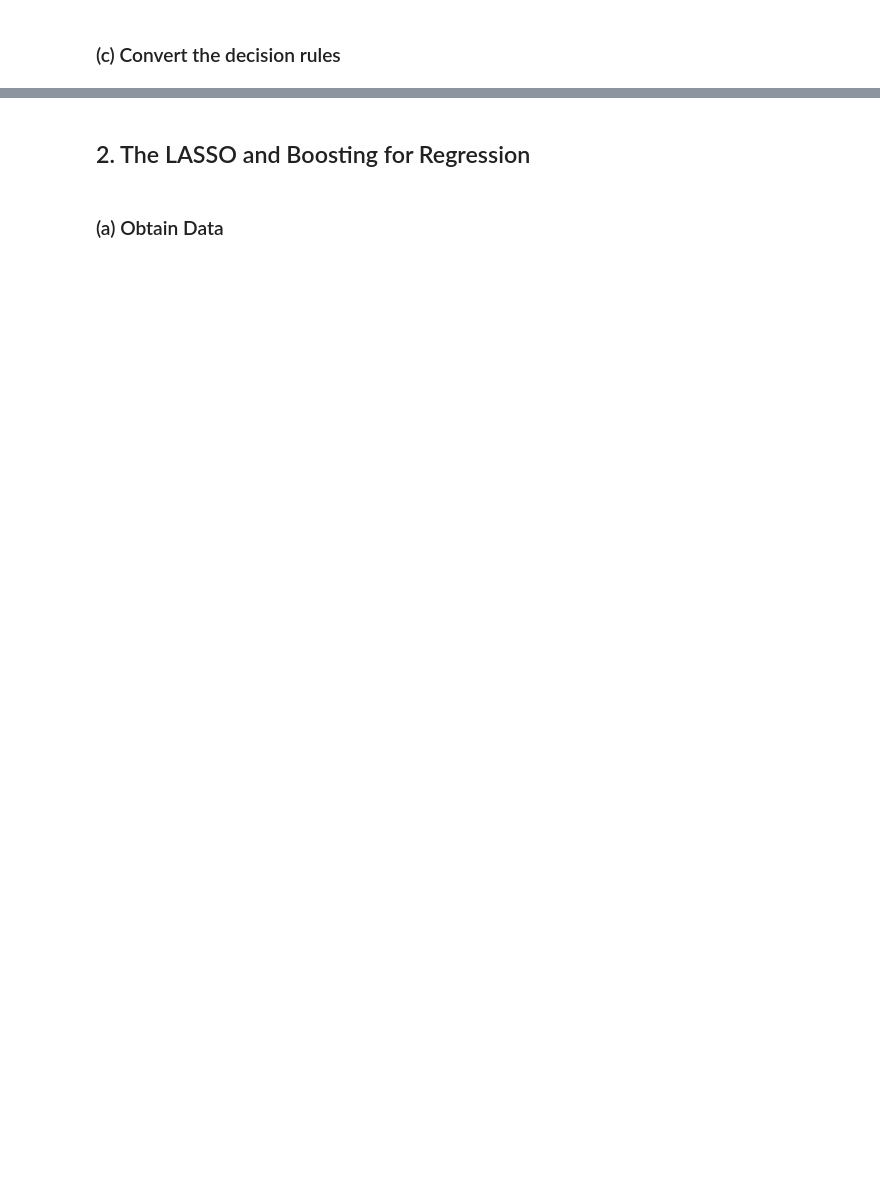
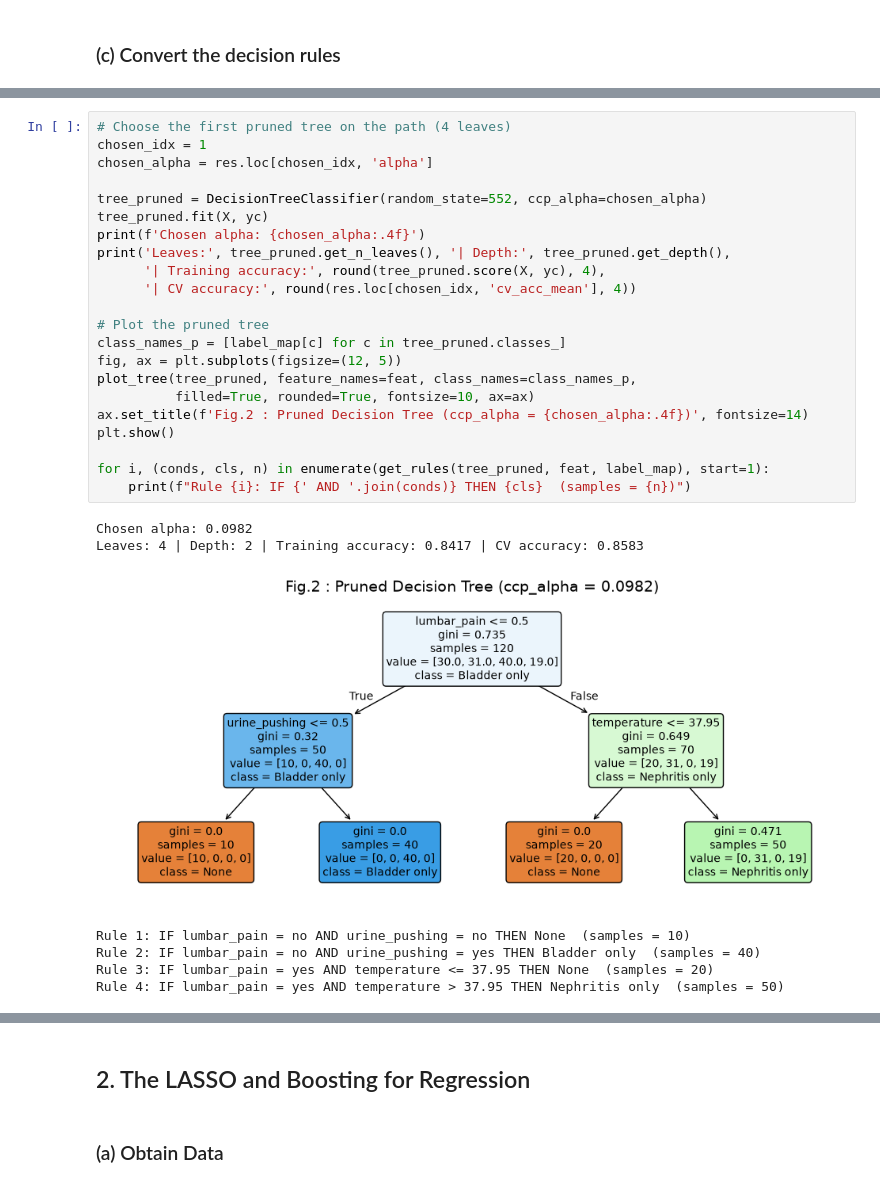
Before and after one commit to xiaomann339/DSCI552-HW5, a Jupyter notebook: notebook/Niu_Xiaoman_HW5.ipynb, the cells around one changed output, grey strips where cells are left out. Saved outputs shown, nothing was run; the diff lists cells and outputs as text; blank space fills up the shorter version.

```diff
--- a/notebook/Niu_Xiaoman_HW5.ipynb
+++ b/notebook/Niu_Xiaoman_HW5.ipynb
@@ -22,0 +213,30 @@ Get the Accute Inamations Data Set
+# %%
+# Choose the first pruned tree on the path (4 leaves)
+chosen_idx = 1
+chosen_alpha = res.loc[chosen_idx, 'alpha']
+
+tree_pruned = DecisionTreeClassifier(random_state=552, ccp_alpha=chosen_alpha)
+tree_pruned.fit(X, yc)
+print(f'Chosen alpha: {chosen_alpha:.4f}')
+print('Leaves:', tree_pruned.get_n_leaves(), '| Depth:', tree_pruned.get_depth(),
+      '| Training accuracy:', round(tree_pruned.score(X, yc), 4),
+      '| CV accuracy:', round(res.loc[chosen_idx, 'cv_acc_mean'], 4))
+
+# Plot the pruned tree
+class_names_p = [label_map[c] for c in tree_pruned.classes_]
+fig, ax = plt.subplots(figsize=(12, 5))
+plot_tree(tree_pruned, feature_names=feat, class_names=class_names_p,
+          filled=True, rounded=True, fontsize=10, ax=ax)
+ax.set_title(f'Fig.2 : Pruned Decision Tree (ccp_alpha = {chosen_alpha:.4f})', fontsize=14)
+plt.show()
+
+for i, (conds, cls, n) in enumerate(get_rules(tree_pruned, feat, label_map), start=1):
+    print(f"Rule {i}: IF {' AND '.join(conds)} THEN {cls}  (samples = {n})")
+# %% [output]
+Chosen alpha: 0.0982
+Leaves: 4 | Depth: 2 | Training accuracy: 0.8417 | CV accuracy: 0.8583
+[figure, added]
+Rule 1: IF lumbar_pain = no AND urine_pushing = no THEN None  (samples = 10)
+Rule 2: IF lumbar_pain = no AND urine_pushing = yes THEN Bladder only  (samples = 40)
+Rule 3: IF lumbar_pain = yes AND temperature <= 37.95 THEN None  (samples = 20)
+Rule 4: IF lumbar_pain = yes AND temperature > 37.95 THEN Nephritis only  (samples = 50)
```
Also changed, not shown: parts of 58 cells of this notebook.
